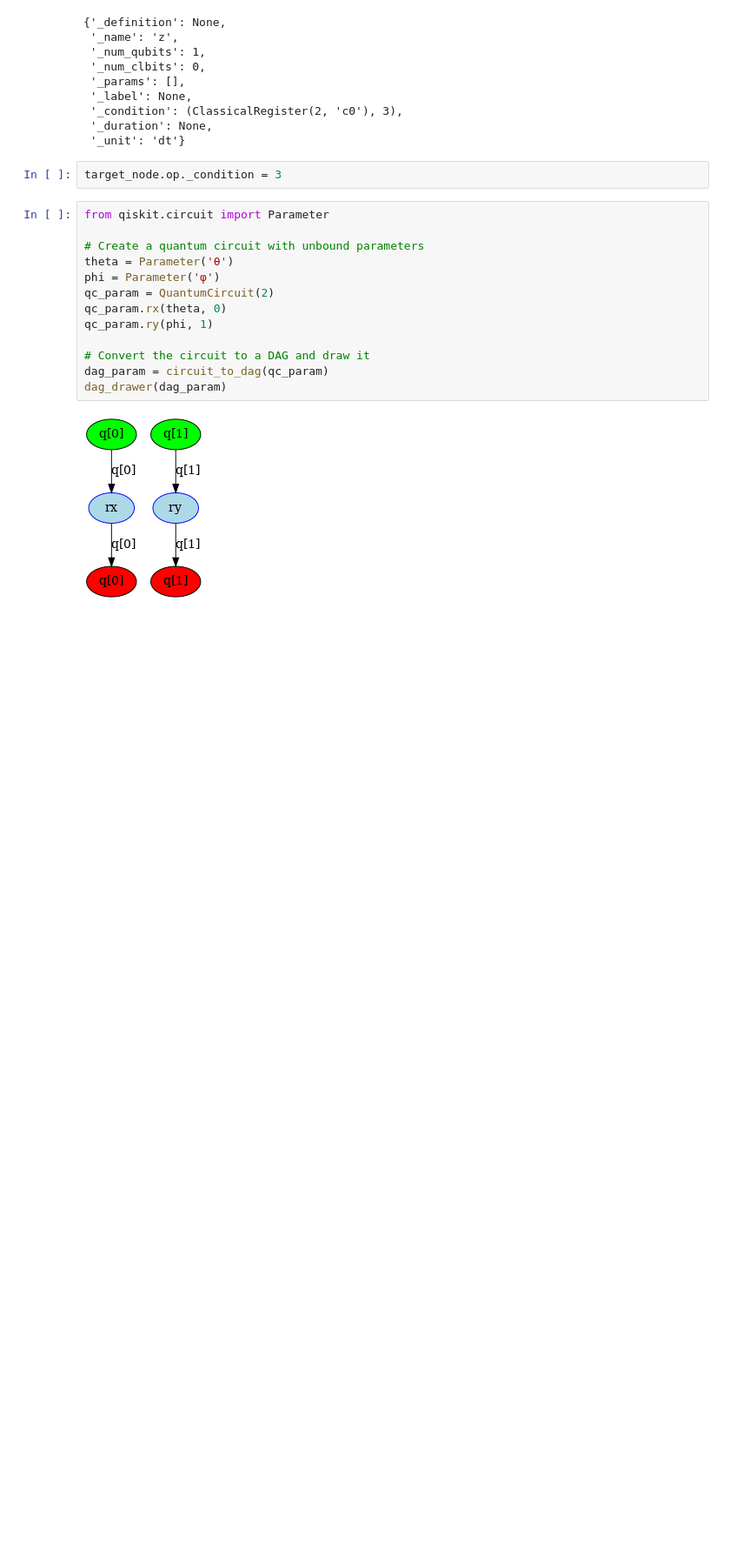
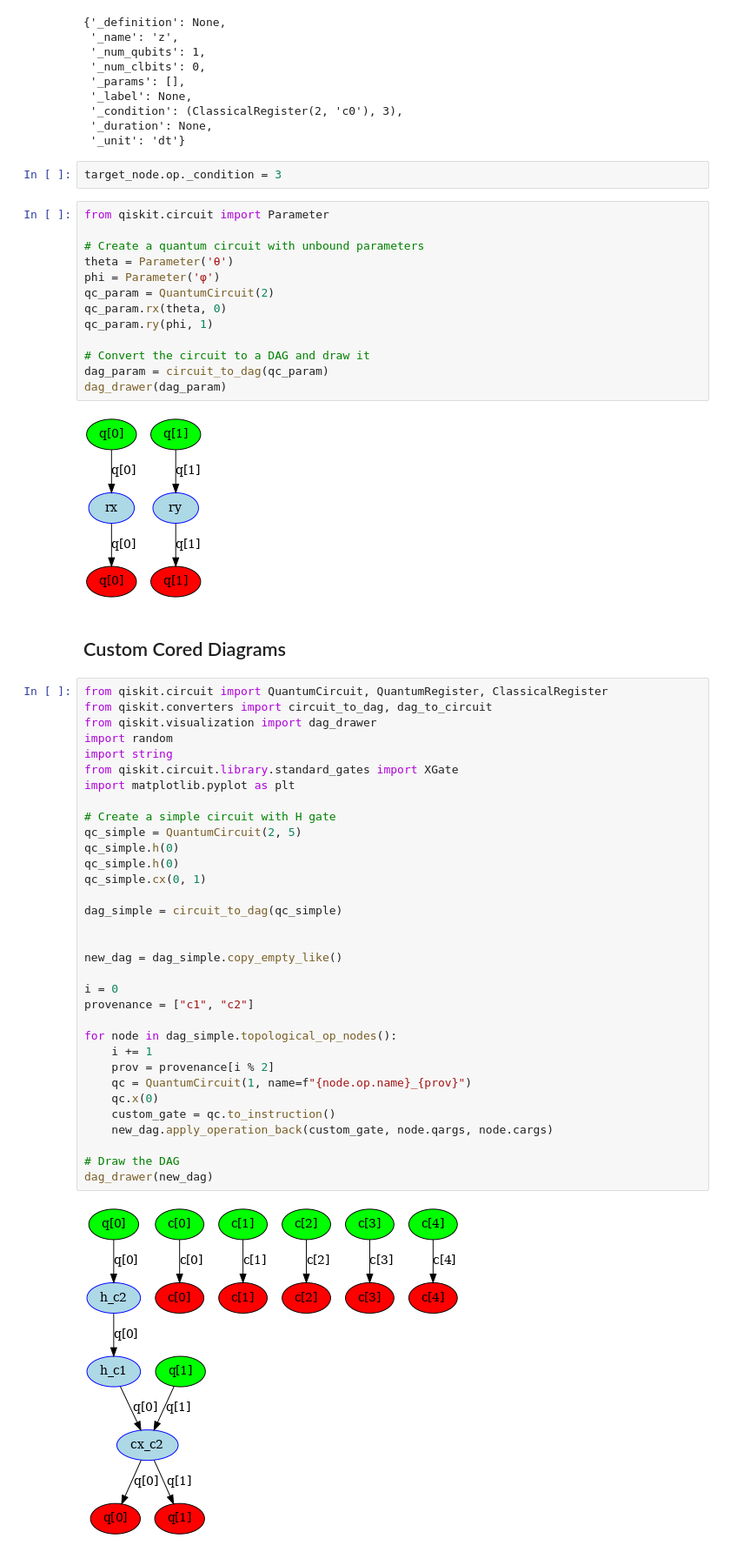
Before and after one commit to sola-st/qite-quantum-platform-testing, a Jupyter notebook: notebooks/011_Dag_Manipulation.ipynb, the cells around one changed output. Shown: that part at 87% size. Drawn from its saved outputs; the diff is of its cells as text; blank space fills up the shorter version.

Commit message:
print combined circuits diagrams

```diff
--- a/notebooks/011_Dag_Manipulation.ipynb
+++ b/notebooks/011_Dag_Manipulation.ipynb
@@ -86,3 +86,40 @@ dag_param = circuit_to_dag(qc_param)
 dag_drawer(dag_param)
 # %% [output]
 [figure]
+# %% [markdown]
+## Custom Cored Diagrams
+# %%
+from qiskit.circuit import QuantumCircuit, QuantumRegister, ClassicalRegister
+from qiskit.converters import circuit_to_dag, dag_to_circuit
+from qiskit.visualization import dag_drawer
+import random
+import string
+from qiskit.circuit.library.standard_gates import XGate
+import matplotlib.pyplot as plt
+
+# Create a simple circuit with H gate
+qc_simple = QuantumCircuit(2, 5)
+qc_simple.h(0)
+qc_simple.h(0)
+qc_simple.cx(0, 1)
+
+dag_simple = circuit_to_dag(qc_simple)
+
+
+new_dag = dag_simple.copy_empty_like()
+
+i = 0
+provenance = ["c1", "c2"]
+
+for node in dag_simple.topological_op_nodes():
+    i += 1
+    prov = provenance[i % 2]
+    qc = QuantumCircuit(1, name=f"{node.op.name}_{prov}")
+    qc.x(0)
+    custom_gate = qc.to_instruction()
+    new_dag.apply_operation_back(custom_gate, node.qargs, node.cargs)
+
+# Draw the DAG
+dag_drawer(new_dag)
+# %% [output]
+[figure, added]
```
Also changed, not shown: parts of 5 cells of this notebook, 4 other files.
